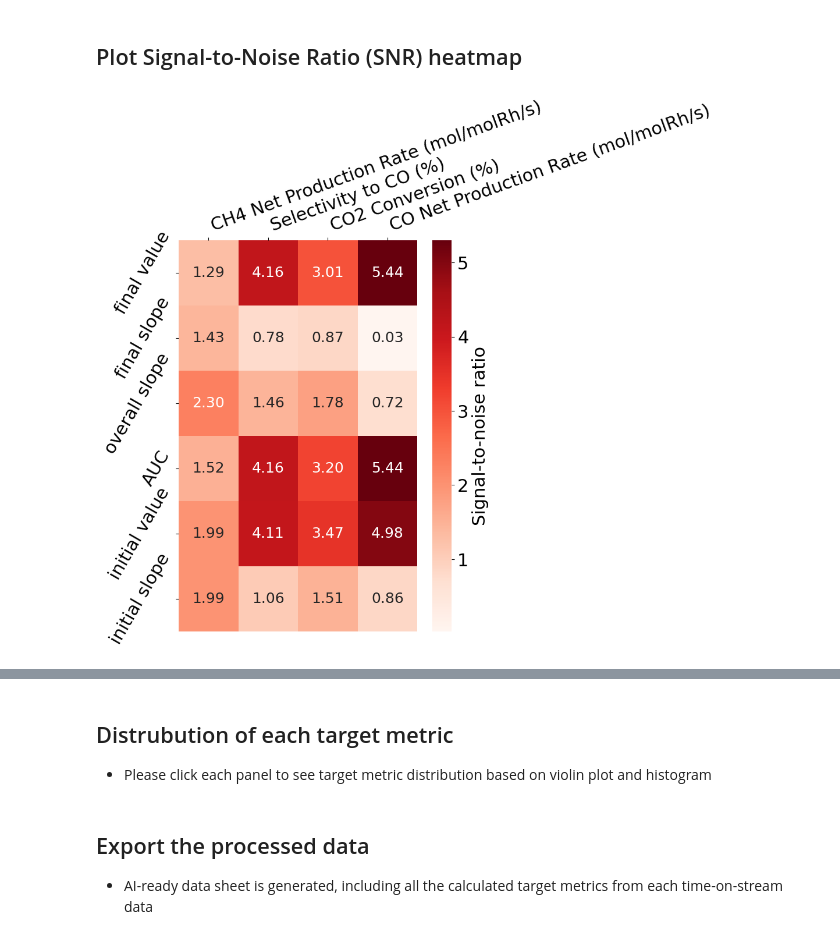
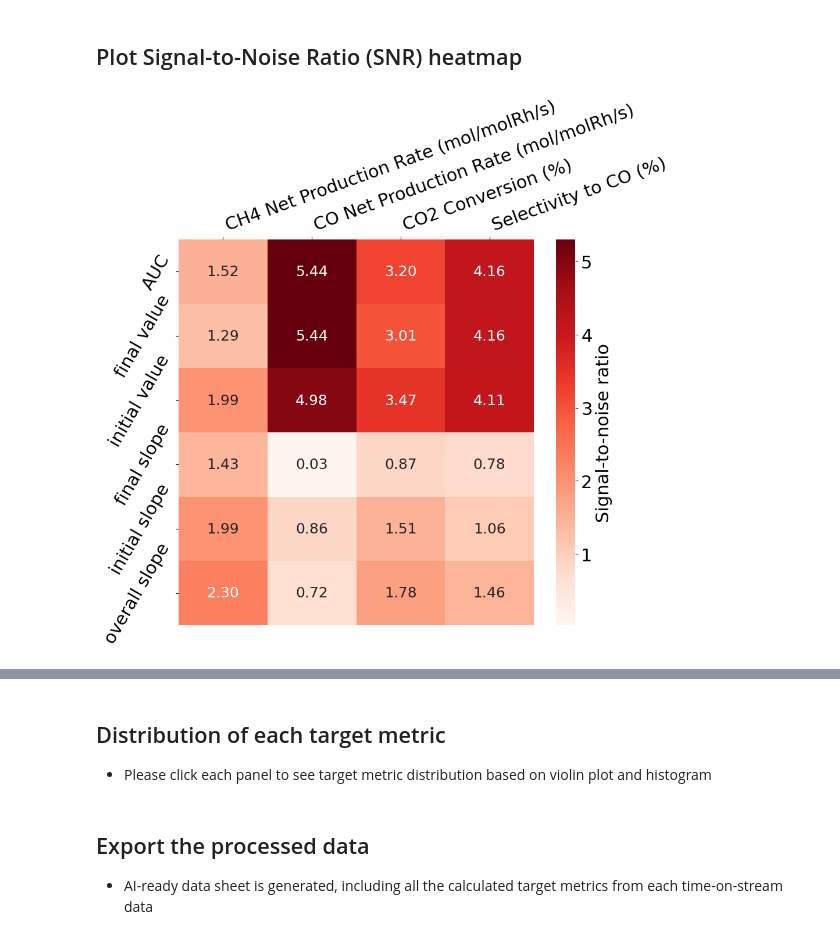
Before and after one commit to dongjae-shin/PyCatRobin, a Jupyter notebook: examples/SNR_heatmap_Fig_3.ipynb, the cells around one changed output, grey strips where cells are left out. Drawn from its saved outputs; the diff is of its cells as text; code cells hidden in the pictures.

```diff
--- a/examples/SNR_heatmap.ipynb
+++ b/examples/SNR_heatmap_Fig_3.ipynb
@@ -123,13 +133,33 @@ Using duplicate dataset (dataset_all.df_us) for total statistics.
 ## Plot Signal-to-Noise Ratio (SNR) heatmap
 # %%
 %matplotlib inline
+
+# Specify the order of methods and properties to plot
+methods=[
+    'AUC',
+    'final value',
+    'initial value',
+    'final slope',
+    'initial slope',
+    'overall slope'
+    ]
+
+properties=[
+    'CH4 Net Production Rate (mol/molRh/s)',
+    'CO Net Production Rate (mol/molRh/s)',
+    'CO2 Conversion (%)',
+    'Selectivity to CO (%)'
+    ]
+
 # Plot heatmap of SNR values
 analysis.plot_heatmap(
+    methods=methods,
+    properties=properties,
     which_to_plot='snr', # std_dev, std_dev_mean_normalized
     snr_type='mu_sigma', # 'std_dev', 'range'
     cmap='Reds', # 'Blues'
     vmax=5.3,
     # vmin=0.0,
 )
 # %% [output]
-[figure, old version]
+[figure, new version]
@@ -143,5 +173,5 @@ analysis.plot_heatmap(
 # %% [markdown]
-## Distrubution of each target metric
+## Distribution of each target metric
 * Please click each panel to see target metric distribution based on violin plot and histogram
 # %%
 %matplotlib qt
```
Also changed, not shown: parts of 4 cells of this notebook, 3 other files.
